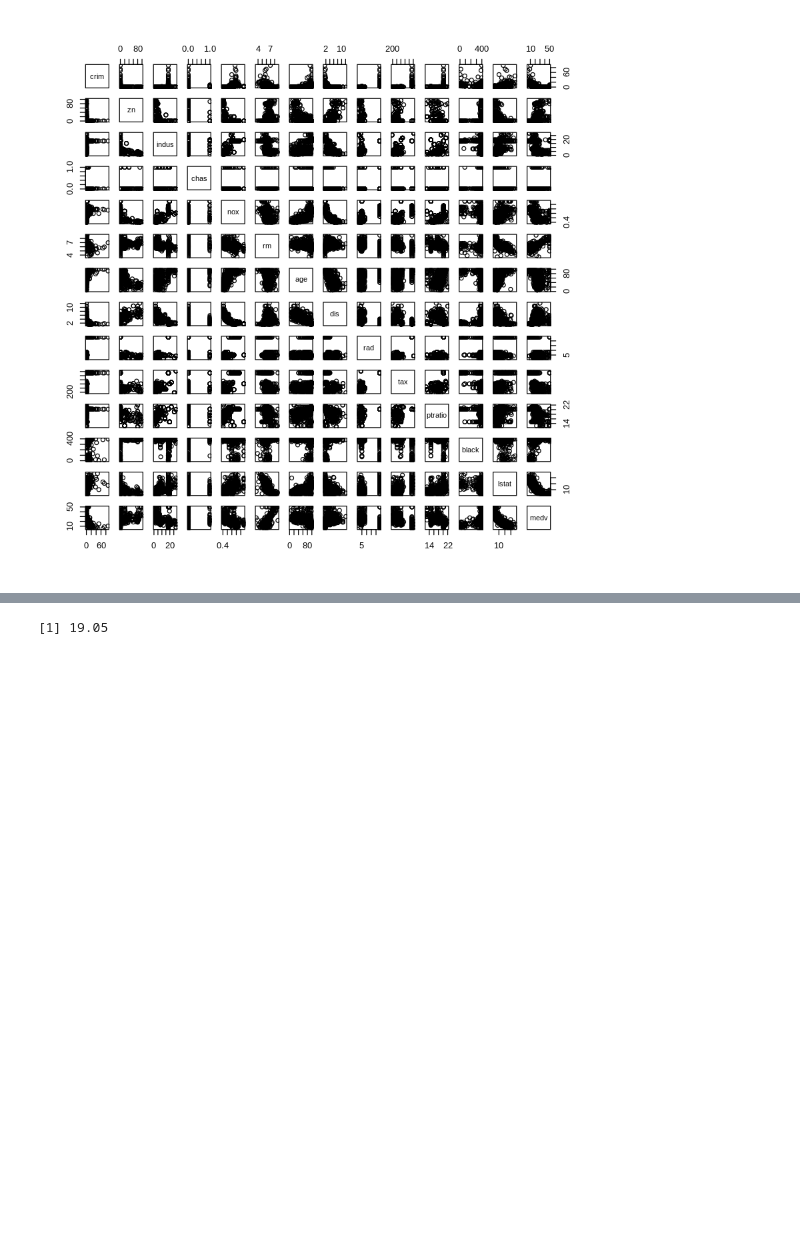
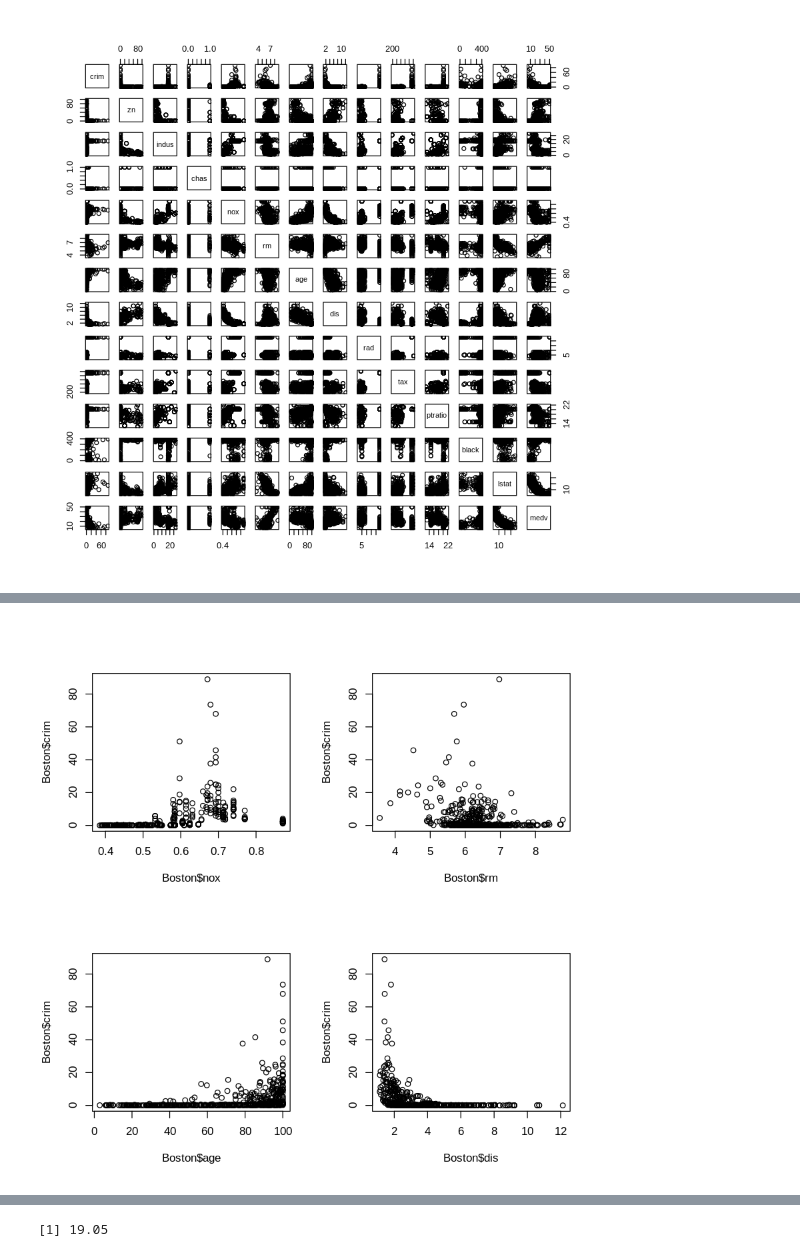
Before and after one commit to jagin/isl-notebooks, a Jupyter notebook: notebooks/R/2 Statistical Learning/2.4 Exercises.ipynb, the cells around one changed output, grey strips where cells are left out. Saved outputs shown, nothing was run; the diff lists cells and outputs as text; code cells hidden in the pictures; blank space fills up the shorter version.

```diff
--- a/notebooks/R/2 Statistical Learning/2.4 Exercises - Applied.ipynb
+++ b/notebooks/R/2 Statistical Learning/2.4 Exercises.ipynb
@@ -346,0 +521,8 @@ dim(subset(Boston, chas == 1))
+# %%
+par(mfrow = c(2, 2))
+plot(Boston$nox, Boston$crim)
+plot(Boston$rm, Boston$crim)
+plot(Boston$age, Boston$crim)
+plot(Boston$dis, Boston$crim)
+# %% [output]
+[figure, added]
```
Also changed, not shown: parts of 138 cells of this notebook, 7 other files.
